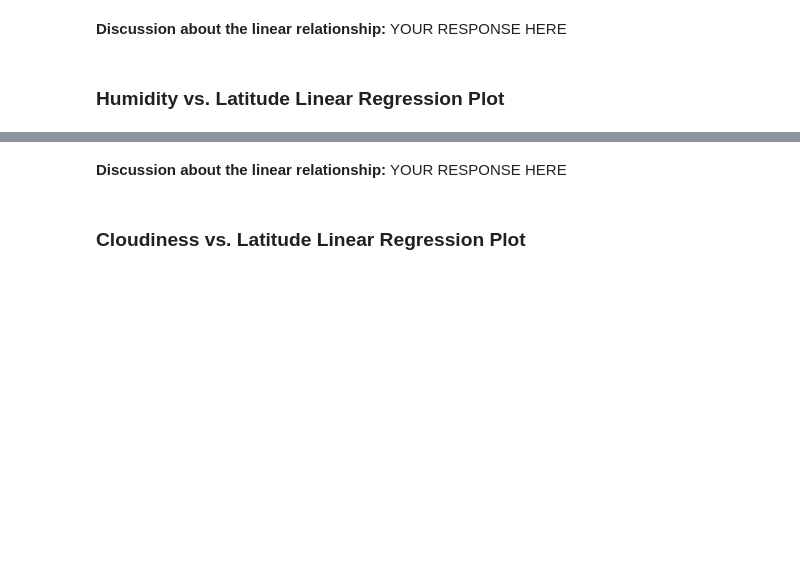
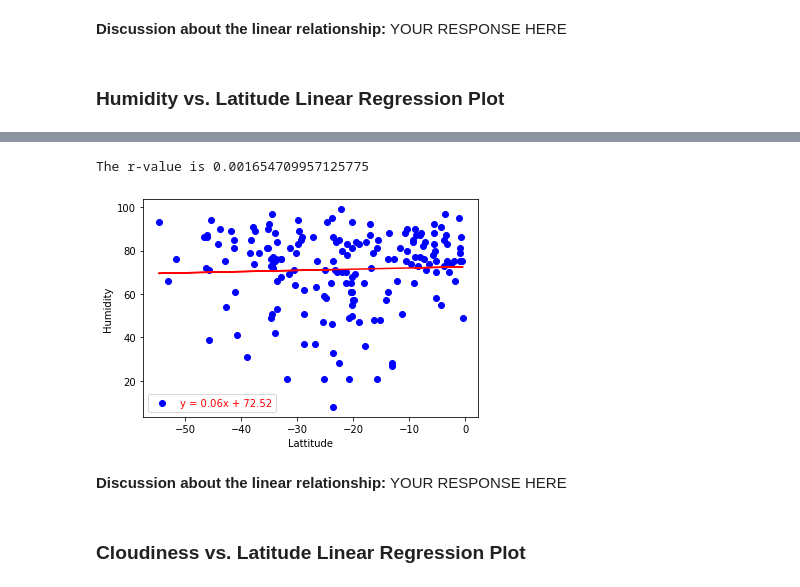
Before and after one commit to AdrianJason/Python_API_Challenge, a Jupyter notebook: Weatherpy/WeatherPy.ipynb, the cells around one changed output, grey strips where cells are left out. Cells and saved outputs as stored; diff of their text form; code cells hidden in the pictures; blank space fills up the shorter version.

```diff
--- a/Weatherpy/WeatherPy.ipynb
+++ b/Weatherpy/WeatherPy.ipynb
@@ -400,3 +360,9 @@ The r-value is: 0.0002808747046324607
+# %%
+# Southern Hemisphere
+create_lin_regression_plot(lat_s, humid_s, "Lattitude", "Humidity")
+# %% [output]
+The r-value is 0.001654709957125775
+[figure, added]
 # %% [markdown]
 **Discussion about the linear relationship:** YOUR RESPONSE HERE
 # %% [markdown]
```
Also changed, not shown: parts of 29 cells of this notebook, 12 other files.
